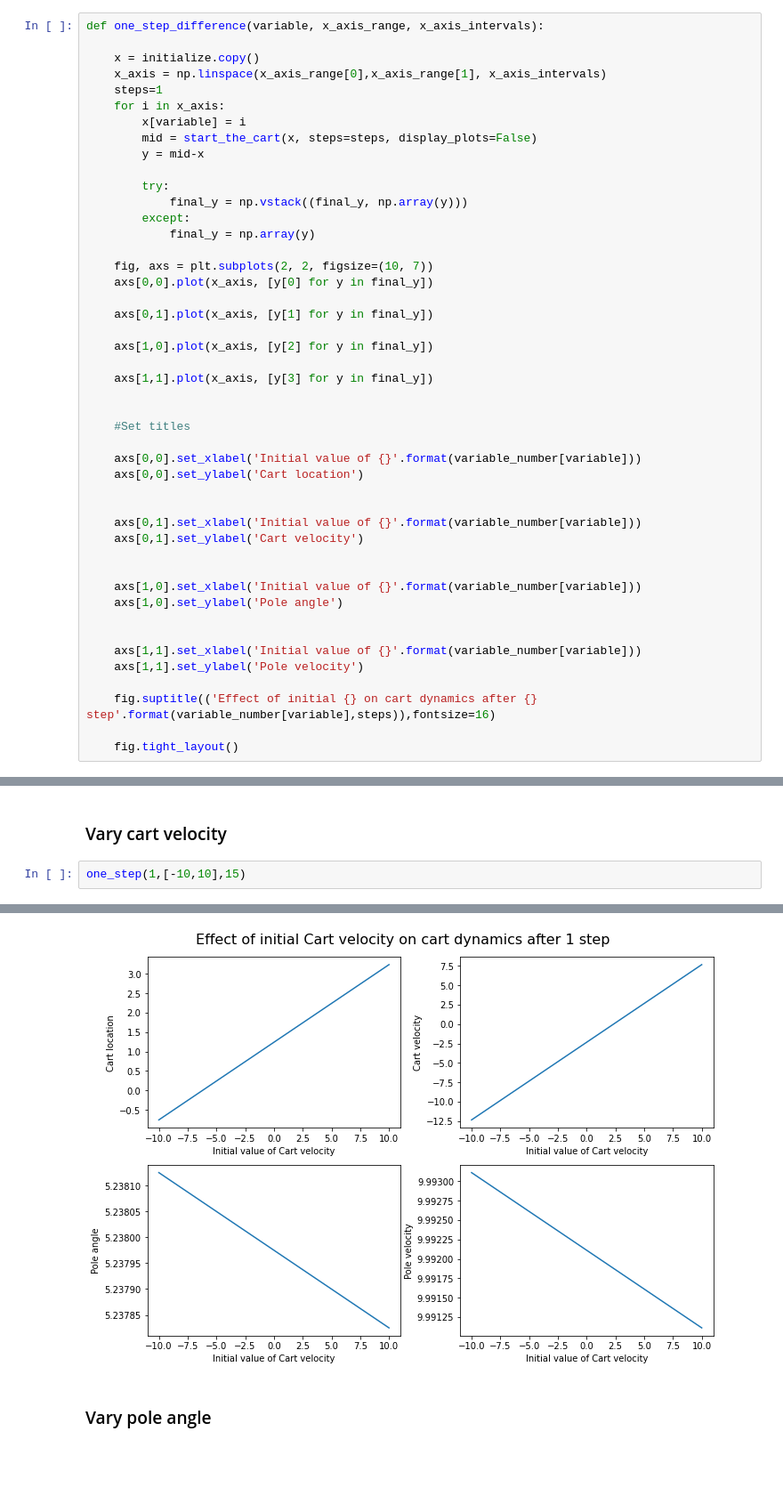
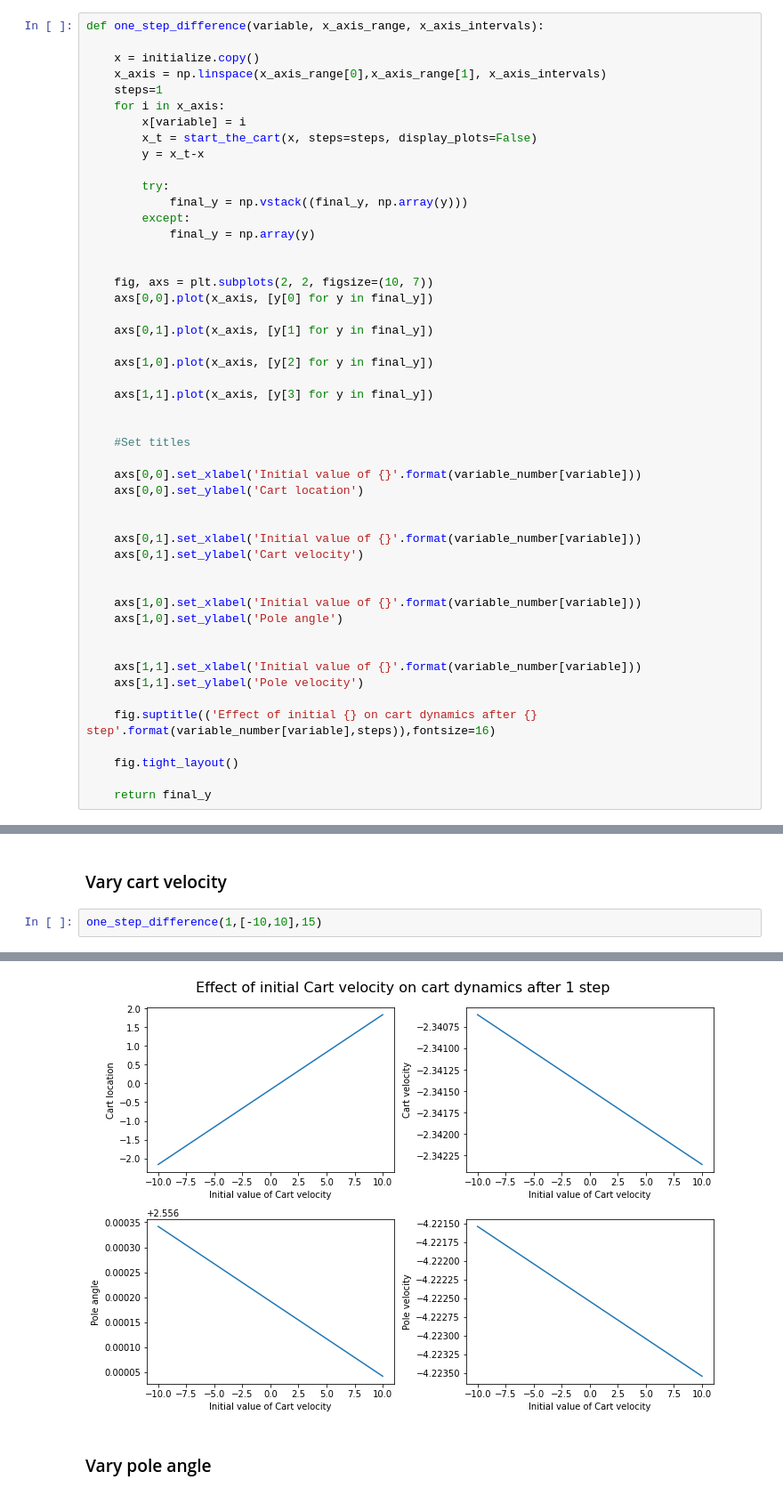
Before and after one commit to aditya-jain7/SF3, a Jupyter notebook: aj563_sf3_code.ipynb, the cells around one changed output, grey strips where cells are left out. Shown at 89% size. Saved outputs shown, nothing was run; the diff lists cells and outputs as text; blank space fills up the shorter version.

```diff
--- a/aj563_sf3_code.ipynb
+++ b/aj563_sf3_code.ipynb
@@ -203,13 +203,14 @@ def one_step_difference(variable, x_axis_range, x_axis_intervals):
     steps=1
     for i in x_axis:
         x[variable] = i
-        mid = start_the_cart(x, steps=steps, display_plots=False)
-        y = mid-x
+        x_t = start_the_cart(x, steps=steps, display_plots=False)
+        y = x_t-x
 
         try:
             final_y = np.vstack((final_y, np.array(y)))
         except:
             final_y = np.array(y)
+
 
     fig, axs = plt.subplots(2, 2, figsize=(10, 7))
     axs[0,0].plot(x_axis, [y[0] for y in final_y])
@@ -241,6 +242,8 @@ def one_step_difference(variable, x_axis_range, x_axis_intervals):
     fig.suptitle(('Effect of initial {} on cart dynamics after {} step'.format(variable_number[variable],steps)),fontsize=16)
 
     fig.tight_layout()
+
+    return final_y
 # %% [markdown]
 ### (i) Scans of single relationships
 # %% [markdown]
@@ -252,5 +270,5 @@ one_step_difference(0,[-5,5],15)
 # %% [markdown]
 ### Vary cart velocity
 # %%
-one_step(1,[-10,10],15)
+one_step_difference(1,[-10,10],15)
 # %% [output]
@@ -257,4 +290,4 @@ one_step(1,[-10,10],15)
-[figure, old version]
+[figure, new version]
 # %% [markdown]
 ### Vary pole angle
 # %%
```
Also changed, not shown: parts of 7 cells of this notebook.
